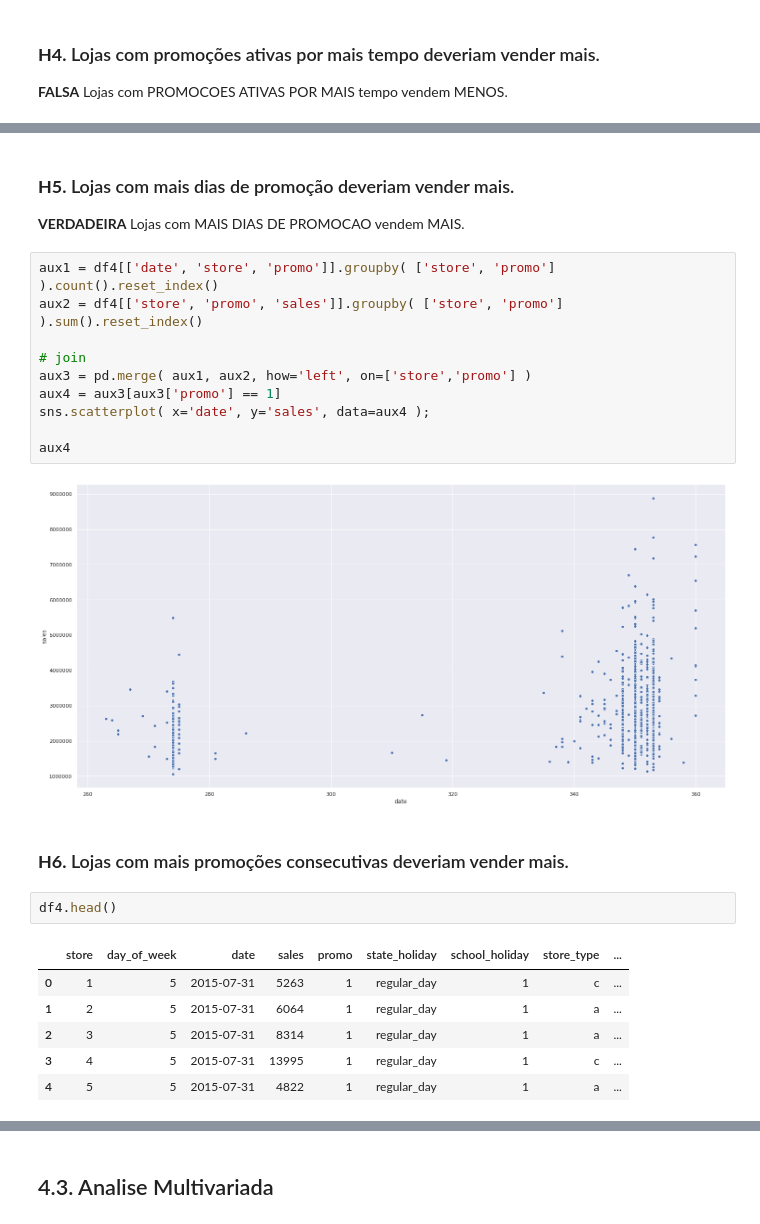
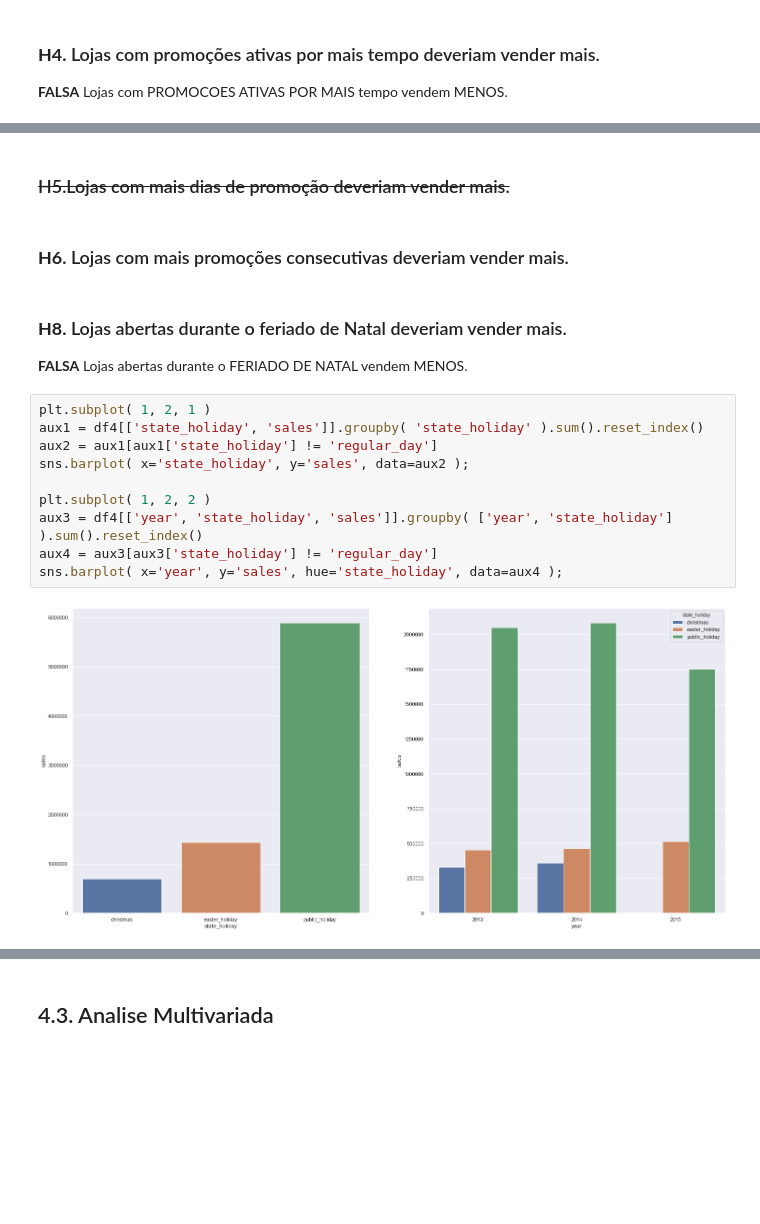
Before and after one commit to hrsJesus/DataScienceEmProducao, a Jupyter notebook: m04_v01_store_sales_prediction.ipynb, the cells around one changed output, grey strips where cells are left out. Drawn from its saved outputs; the diff is of its cells as text; blank space fills up the shorter version.

```diff
--- a/m04_v01_store_sales_prediction.ipynb
+++ b/m04_v01_store_sales_prediction.ipynb
@@ -504,28 +506,21 @@ x = sns.heatmap( aux1.corr( method='pearson' ), annot=True )
 # %% [output]
 [figure]
 # %% [markdown]
-### **H5.** Lojas com mais dias de promoção deveriam vender mais.
-**VERDADEIRA** Lojas com MAIS DIAS DE PROMOCAO vendem MAIS.
+### <s> H5.Lojas com mais dias de promoção deveriam vender mais.</s>
-# %%
-aux1 = df4[['date', 'store', 'promo']].groupby( ['store', 'promo'] ).count().reset_index()
-aux2 = df4[['store', 'promo', 'sales']].groupby( ['store', 'promo'] ).sum().reset_index()
-
-# join
-aux3 = pd.merge( aux1, aux2, how='left', on=['store','promo'] )
-aux4 = aux3[aux3['promo'] == 1]
-sns.scatterplot( x='date', y='sales', data=aux4 );
-
-aux4
-# %% [output]
-[figure, removed]
 # %% [markdown]
 ### **H6.** Lojas com mais promoções consecutivas deveriam vender mais.
-# %%
-df4.head()
-# %% [output]
-|  | store | day_of_week | date | sales | promo | state_holiday | school_holiday | store_type | ... |
-| 0 | 1 | 5 | 2015-07-31 | 5263 | 1 | regular_day | 1 | c | ... |
-| 1 | 2 | 5 | 2015-07-31 | 6064 | 1 | regular_day | 1 | a | ... |
-| 2 | 3 | 5 | 2015-07-31 | 8314 | 1 | regular_day | 1 | a | ... |
-| 3 | 4 | 5 | 2015-07-31 | 13995 | 1 | regular_day | 1 | c | ... |
-| 4 | 5 | 5 | 2015-07-31 | 4822 | 1 | regular_day | 1 | a | ... |
+# %% [markdown]
+### **H8.** Lojas abertas durante o feriado de Natal deveriam vender mais.
+**FALSA** Lojas abertas durante o FERIADO DE NATAL vendem MENOS.
+# %%
+plt.subplot( 1, 2, 1 )
+aux1 = df4[['state_holiday', 'sales']].groupby( 'state_holiday' ).sum().reset_index()
+aux2 = aux1[aux1['state_holiday'] != 'regular_day']
+sns.barplot( x='state_holiday', y='sales', data=aux2 );
+
+plt.subplot( 1, 2, 2 )
+aux3 = df4[['year', 'state_holiday', 'sales']].groupby( ['year', 'state_holiday'] ).sum().reset_index()
+aux4 = aux3[aux3['state_holiday'] != 'regular_day']
+sns.barplot( x='year', y='sales', hue='state_holiday', data=aux4 );
+# %% [output]
+[figure, added]
```
Also changed, not shown: parts of 15 cells of this notebook.
